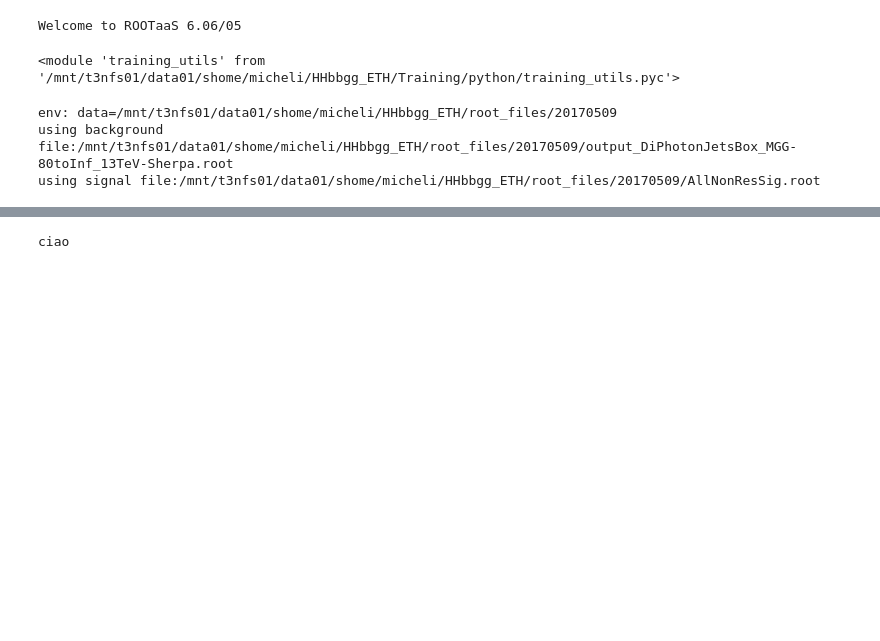
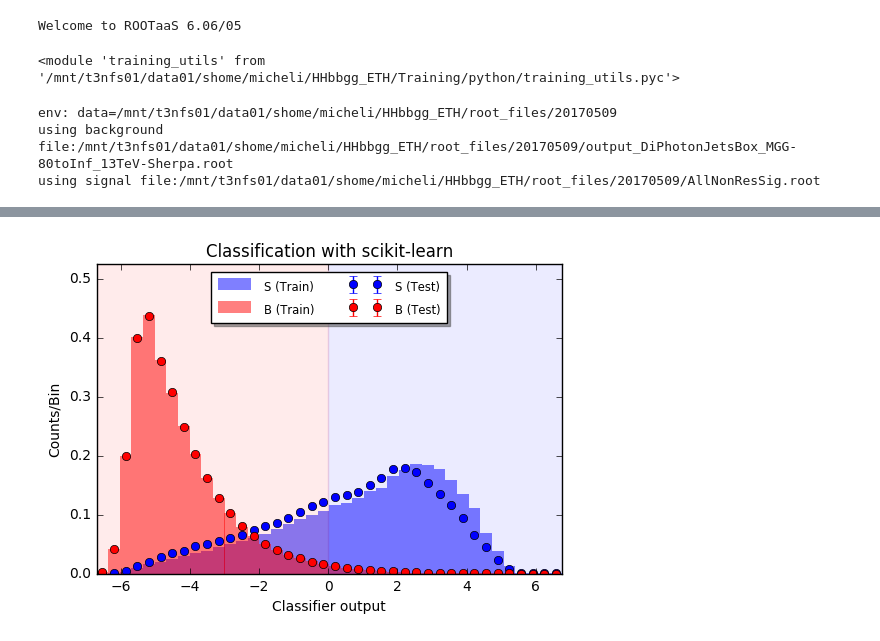
Before and after one commit to michelif/HHbbgg_ETH, a Jupyter notebook: Training/notebooks/trainMVAHHbbgg.ipynb, the cells around one changed output, grey strips where cells are left out. Saved outputs shown, nothing was run; the diff lists cells and outputs as text; code cells hidden in the pictures; blank space fills up the shorter version.

```diff
--- a/Training/notebooks/trainMVAHHbbgg.ipynb
+++ b/Training/notebooks/trainMVAHHbbgg.ipynb
@@ -29,9 +29,11 @@ branch_names = 'leadingJet_bDis,subleadingJet_bDis,CosThetaStar_CS,CosTheta_bb,C
 branch_names = [c.strip() for c in branch_names]
 branch_names = (b.replace(" ", "_") for b in branch_names)
 branch_names = list(b.replace("-", "_") for b in branch_names)
+print branch_names
+
 
 #tlorentz vectors
-branch_names_lorentz = 'didiphotonCandidate,dijetCandidate,diHiggsCandidate'.split(",")
+branch_names_lorentz = 'diphotonCandidate,dijetCandidate,diHiggsCandidate'.split(",")
 branch_names_lorentz = [c.strip() for c in branch_names_lorentz]
 branch_names_lorentz = (b.replace(" ", "_") for b in branch_names_lorentz)
 branch_names_lorentz = list(b.replace("-", "_") for b in branch_names_lorentz)
@@ -66,10 +67,10 @@ name/mnt/t3nfs01/data01/shome/micheli/HHbbgg_ETH/root_files/20170509/AllNonResSi
 # %%
 from sklearn import ensemble
-clf = ensemble.GradientBoostingClassifier(max_depth=5,learning_rate=0.2,n_estimators=100,min_weight_fraction_leaf=1e-4,verbose=1)
+clf = ensemble.GradientBoostingClassifier(max_depth=5,learning_rate=0.1,n_estimators=100,min_weight_fraction_leaf=1e-4,verbose=1)
 #clf = ensemble.AdaBoostClassifier(n_estimators=100)
 
-utils.preprocessing.adjust_and_compress(signal_df).to_hdf('/tmp/micheli/signal.hd5','qcd',compression=9,complib='bzip2',mode='w')
-utils.preprocessing.adjust_and_compress(background_df).to_hdf('/tmp/micheli/signal.hd5','qcd',compression=9,complib='bzip2',mode='w')
+utils.preprocessing.adjust_and_compress(signal_df).to_hdf('/tmp/micheli/signal.hd5','sig',compression=9,complib='bzip2',mode='w')
+utils.preprocessing.adjust_and_compress(background_df).to_hdf('/tmp/micheli/background.hd5','bkg',compression=9,complib='bzip2',mode='w')
 
 utils.preprocessing.define_process_weight(signal_df,1,1)
 utils.preprocessing.define_process_weight(background_df,0,1)
@@ -81,25 +82,21 @@ y_total_train = utils.preprocessing.get_total_training_sample(y_sig,y_bkg).ravel
 
 X_sig= np.concatenate([signal_df[['leadingJet_bDis','subleadingJet_bDis']],
                              np.divide(signal_df[['diphotonCandidate.Pt()']],signal_df[['diHiggsCandidate.M()']]),
+                             np.divide(signal_df[['dijetCandidate.Pt()']],signal_df[['diHiggsCandidate.M()']]),
                              np.absolute(signal_df[['CosThetaStar_CS']]),
-                             np.absolute(signal_df[['CosTheta_bb']])],
+                             np.absolute(signal_df[['CosTheta_bb']]),
+                             np.absolute(signal_df[['CosTheta_gg']])],
                              axis=1)
-#X_sig_additional = np.concatenate([np.divide(signal_df[['diphotonCandidate.Pt()']],signal_df[['diHiggsCandidate.M()']])])
 
-#X_bkg = background_df[['leadingJet_bDis','subleadingJet_bDis']]
 X_bkg = np.concatenate([background_df[['leadingJet_bDis','subleadingJet_bDis']],
                              np.divide(background_df[['diphotonCandidate.Pt()']],background_df[['diHiggsCandidate.M()']]),
+                             np.divide(background_df[['dijetCandidate.Pt()']],background_df[['diHiggsCandidate.M()']]),
                              np.absolute(background_df[['CosThetaStar_CS']]),
-                             np.absolute(background_df[['CosTheta_bb']])],
+                             np.absolute(background_df[['CosTheta_bb']]),
+                             np.absolute(background_df[['CosTheta_gg']])],
                              axis=1)
 
-
-#X_total_train = utils.preprocessing.get_total_training_sample(X_sig,X_bkg)
 X_total_train = utils.preprocessing.get_total_training_sample(pd.DataFrame(X_sig),pd.DataFrame(X_bkg))
 
-#print X_total_train.size
-print X_total_train.size
-
-#print X_total_train
-print X_total_train
+clf.fit(X_total_train,y_total_train)
 # %% [output]
@@ -114,8 +127,19 @@ print X_total_train
-# %%
-X_totalissimo = np.concatenate([X_total_train,X_total_train_additional],axis=1)
-
-X_totalissimo = np.append(X_total_train,X_total_train_additional,axis=1)
-
-print "ciao"
-# %% [output]
-ciao
+# %%
+import matplotlib.pyplot as plt
+
+X_sig_train = utils.preprocessing.get_training_sample(pd.DataFrame(X_sig))
+X_bkg_train = utils.preprocessing.get_training_sample(pd.DataFrame(X_bkg))
+
+X_sig_test = utils.preprocessing.get_test_sample(pd.DataFrame(X_sig))
+X_bkg_test = utils.preprocessing.get_test_sample(pd.DataFrame(X_bkg))
+
+Y_pred_sig_train = clf.decision_function(X_sig_train).ravel()
+Y_pred_bkg_train = clf.decision_function(X_bkg_train).ravel()
+Y_pred_sig_test = clf.decision_function(X_sig_test).ravel()
+Y_pred_bkg_test = clf.decision_function(X_bkg_test).ravel()
+
+utils.plotting.plot_classifier_output(clf,X_sig_train,X_bkg_train,X_sig_test,X_bkg_test)
+
+plt.show()
+# %% [output]
+[figure, added]
```
Also changed, not shown: parts of 6 cells of this notebook.
